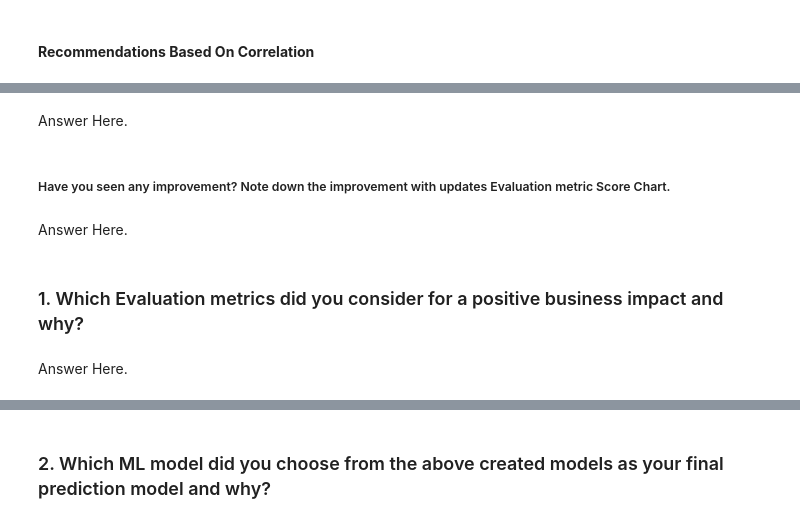
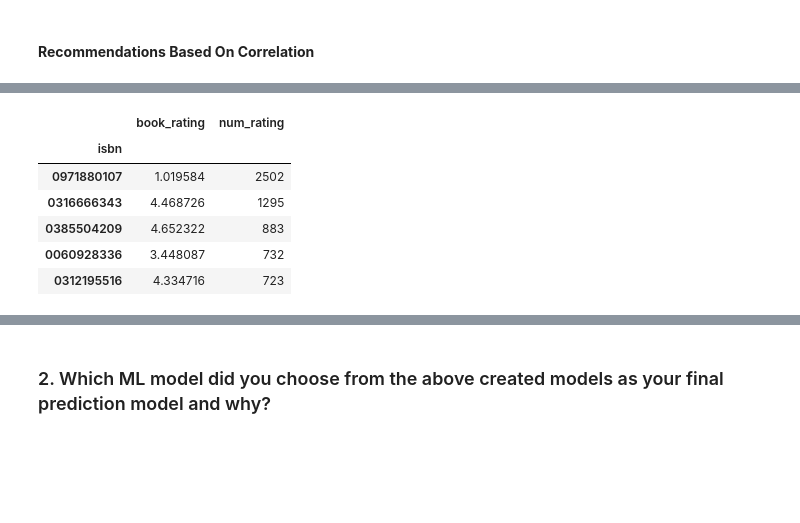
Before and after one commit to Jamal-1018/Book_Recommeder_System_Unsupervised_learning, a Jupyter notebook: Book_recommendation_sysytem_unsupervised.ipynb, the cells around one changed output, grey strips where cells are left out. Drawn from its saved outputs; the diff is of its cells as text; code cells hidden in the pictures; blank space fills up the shorter version.

```diff
--- a/Book_recommendation_sysytem_unsupervised.ipynb
+++ b/Book_recommendation_sysytem_unsupervised.ipynb
@@ -888,10 +868,15 @@ Answer Here.
-# %% [markdown]
-Answer Here.
-# %% [markdown]
-##### Have you seen any improvement? Note down the improvement with updates Evaluation metric Score Chart.
-# %% [markdown]
-Answer Here.
-# %% [markdown]
-### 1. Which Evaluation metrics did you consider for a positive business impact and why?
-# %% [markdown]
-Answer Here.
+# %%
+# Creating a dataframe with average of the ratings
+avg_ratings = pd.DataFrame(df.groupby('isbn')['book_rating'].mean())
+
+# Creating a column with the number of ratings to the book
+avg_ratings['num_rating'] = pd.DataFrame(df.groupby('isbn')['book_rating'].count())
+avg_ratings.sort_values('num_rating', ascending = False).head()
+# %% [output]
+|  | book_rating | num_rating |
+| isbn |  |  |
+| 0971880107 | 1.019584 | 2502 |
+| 0316666343 | 4.468726 | 1295 |
+| 0385504209 | 4.652322 | 883 |
+| 0060928336 | 3.448087 | 732 |
+| 0312195516 | 4.334716 | 723 |
```
Also changed, not shown: parts of 20 cells of this notebook.
